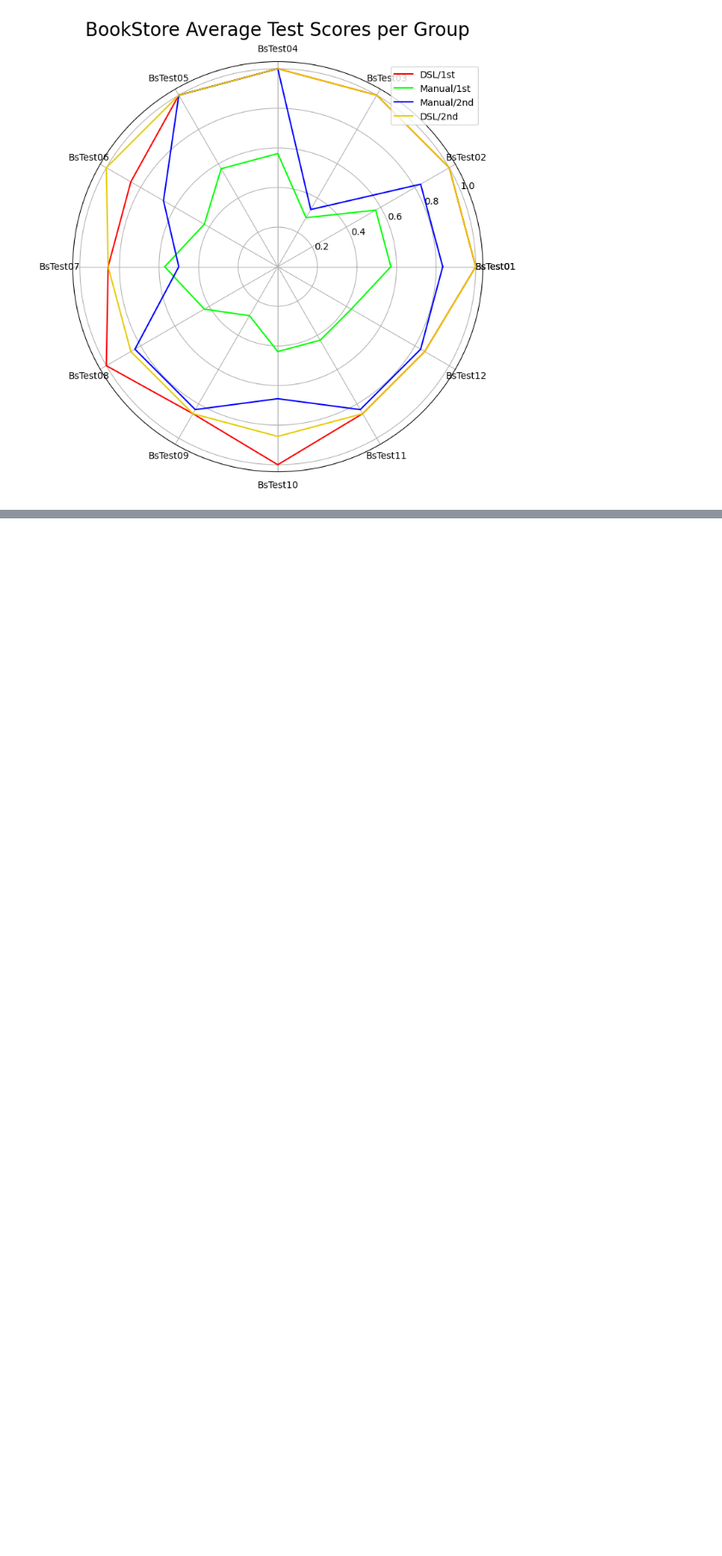
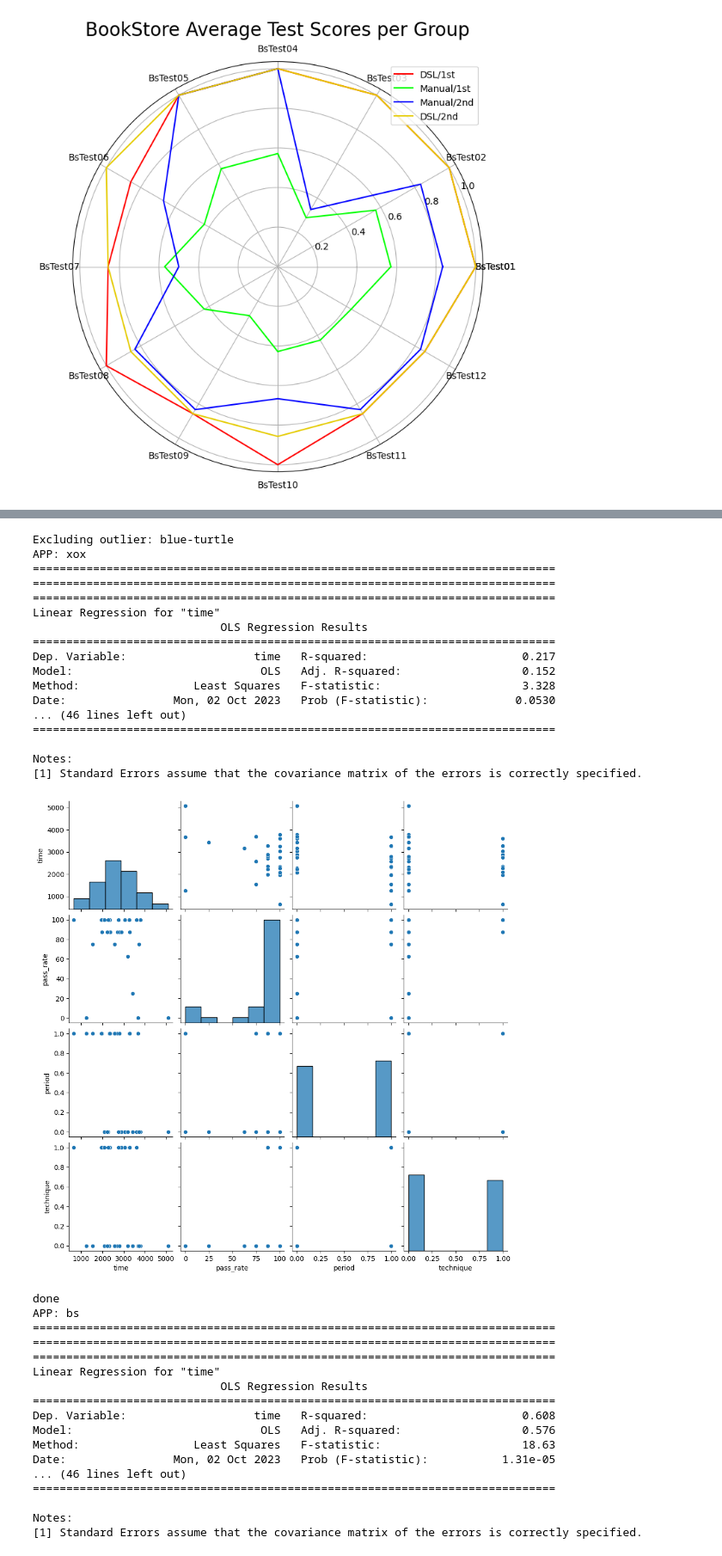
Before and after one commit to m5c/RestifyJupyter, a Jupyter notebook: Restify.ipynb, the cells around one changed output, grey strips where cells are left out. Shown at 86% size. Cells and saved outputs as stored; diff of their text form; code cells hidden in the pictures; blank space fills up the shorter version.

```diff
--- a/Restify.ipynb
+++ b/Restify.ipynb
@@ -325,0 +332,40 @@ Yellow overall average: 0.9285714285714287
+# %%
+from jupyter_snippets.pseudo_cell_05_multi_linear_model import cell_05
+
+cell_05()
+# %% [output]
+Excluding outlier: blue-turtle
+APP: xox
+==============================================================================
+==============================================================================
+==============================================================================
+Linear Regression for "time"
+                            OLS Regression Results
+==============================================================================
+Dep. Variable:                   time   R-squared:                       0.217
+Model:                            OLS   Adj. R-squared:                  0.152
+Method:                 Least Squares   F-statistic:                     3.328
+Date:                Mon, 02 Oct 2023   Prob (F-statistic):             0.0530
+... (46 lines left out)
+==============================================================================
+
+Notes:
+[1] Standard Errors assume that the covariance matrix of the errors is correctly specified.
+[figure, added]
+done
+APP: bs
+==============================================================================
+==============================================================================
+==============================================================================
+Linear Regression for "time"
+                            OLS Regression Results
+==============================================================================
+Dep. Variable:                   time   R-squared:                       0.608
+Model:                            OLS   Adj. R-squared:                  0.576
+Method:                 Least Squares   F-statistic:                     18.63
+Date:                Mon, 02 Oct 2023   Prob (F-statistic):           1.31e-05
+... (46 lines left out)
+==============================================================================
+
+Notes:
+[1] Standard Errors assume that the covariance matrix of the errors is correctly specified.
```
Also changed, not shown: parts of 3 cells of this notebook, 1 other file.
